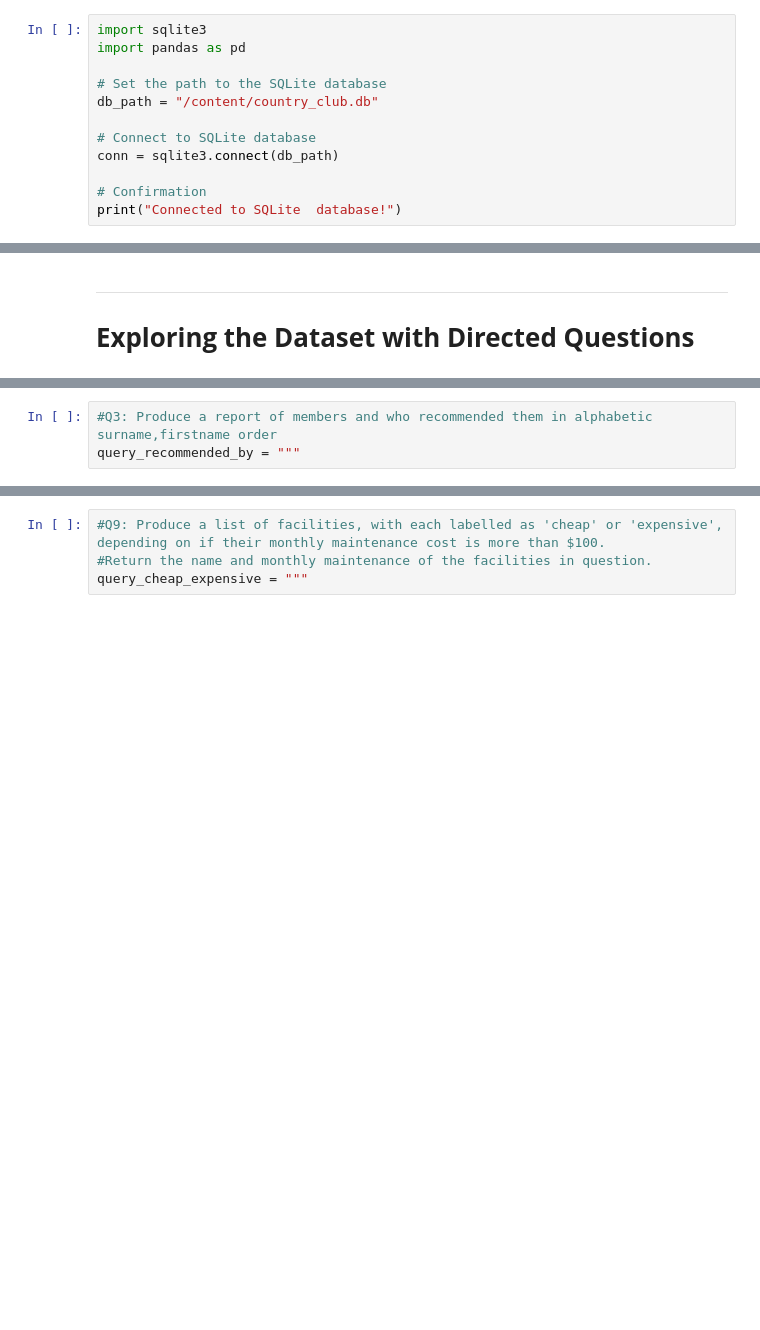
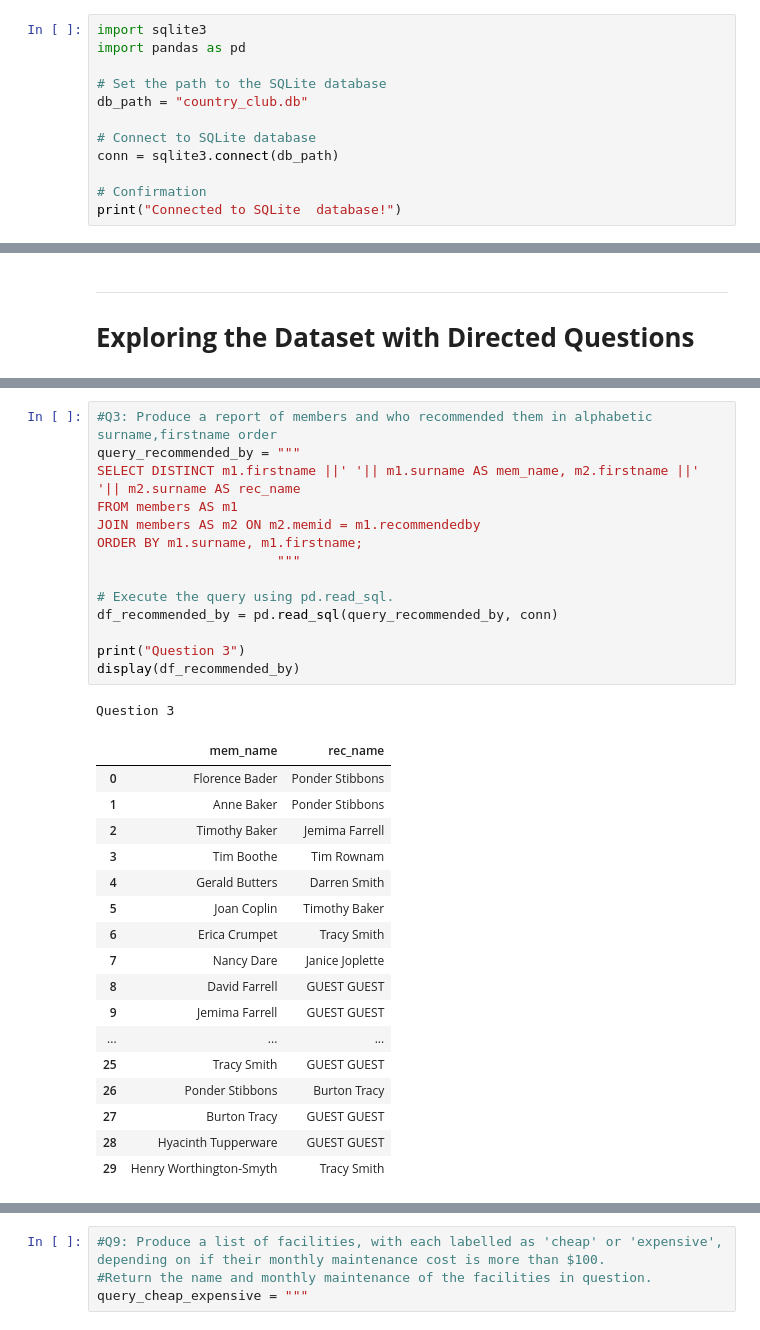
Before and after one commit to andrew-morrow/morrow-elements-of-computing-ii, a Jupyter notebook: Week 13/EoC2_Week_13_1_IN_CLASS.ipynb, the cells around one changed output, grey strips where cells are left out. Cells and saved outputs as stored; diff of their text form; blank space fills up the shorter version.

```diff
--- a/Week 13/EoC2_Week_13_1_IN_CLASS.ipynb
+++ b/Week 13/EoC2_Week_13_1_IN_CLASS.ipynb
@@ -19,7 +17,7 @@ import sqlite3
 import pandas as pd
 
 # Set the path to the SQLite database
-db_path = "/content/country_club.db"
+db_path = "country_club.db"
 
 # Connect to SQLite database
 conn = sqlite3.connect(db_path)
@@ -126,6 +168,36 @@ query_tennis_courts = """
-# %%
-#Q3: Produce a report of members and who recommended them in alphabetic surname,firstname order
-query_recommended_by = """
+# %%
+#Q3: Produce a report of members and who recommended them in alphabetic surname,firstname order
+query_recommended_by = """
+SELECT DISTINCT m1.firstname ||' '|| m1.surname AS mem_name, m2.firstname ||' '|| m2.surname AS rec_name
+FROM members AS m1
+JOIN members AS m2 ON m2.memid = m1.recommendedby
+ORDER BY m1.surname, m1.firstname;
+                       """
+
+# Execute the query using pd.read_sql.
+df_recommended_by = pd.read_sql(query_recommended_by, conn)
+
+print("Question 3")
+display(df_recommended_by)
+# %% [output]
+Question 3
+|  | mem_name | rec_name |
+| 0 | Florence Bader | Ponder Stibbons |
+| 1 | Anne Baker | Ponder Stibbons |
+| 2 | Timothy Baker | Jemima Farrell |
+| 3 | Tim Boothe | Tim Rownam |
+| 4 | Gerald Butters | Darren Smith |
+| 5 | Joan Coplin | Timothy Baker |
+| 6 | Erica Crumpet | Tracy Smith |
+| 7 | Nancy Dare | Janice Joplette |
+| 8 | David Farrell | GUEST GUEST |
+| 9 | Jemima Farrell | GUEST GUEST |
+| ... | ... | ... |
+| 25 | Tracy Smith | GUEST GUEST |
+| 26 | Ponder Stibbons | Burton Tracy |
+| 27 | Burton Tracy | GUEST GUEST |
+| 28 | Hyacinth Tupperware | GUEST GUEST |
+| 29 | Henry Worthington-Smyth | Tracy Smith |
 # %%
 #Q4: Some of the facilities charge a fee to members, but some do not. Please list the names of the facilities that do.
 query_member_fee = """
```
Also changed, not shown: parts of 8 cells of this notebook.
